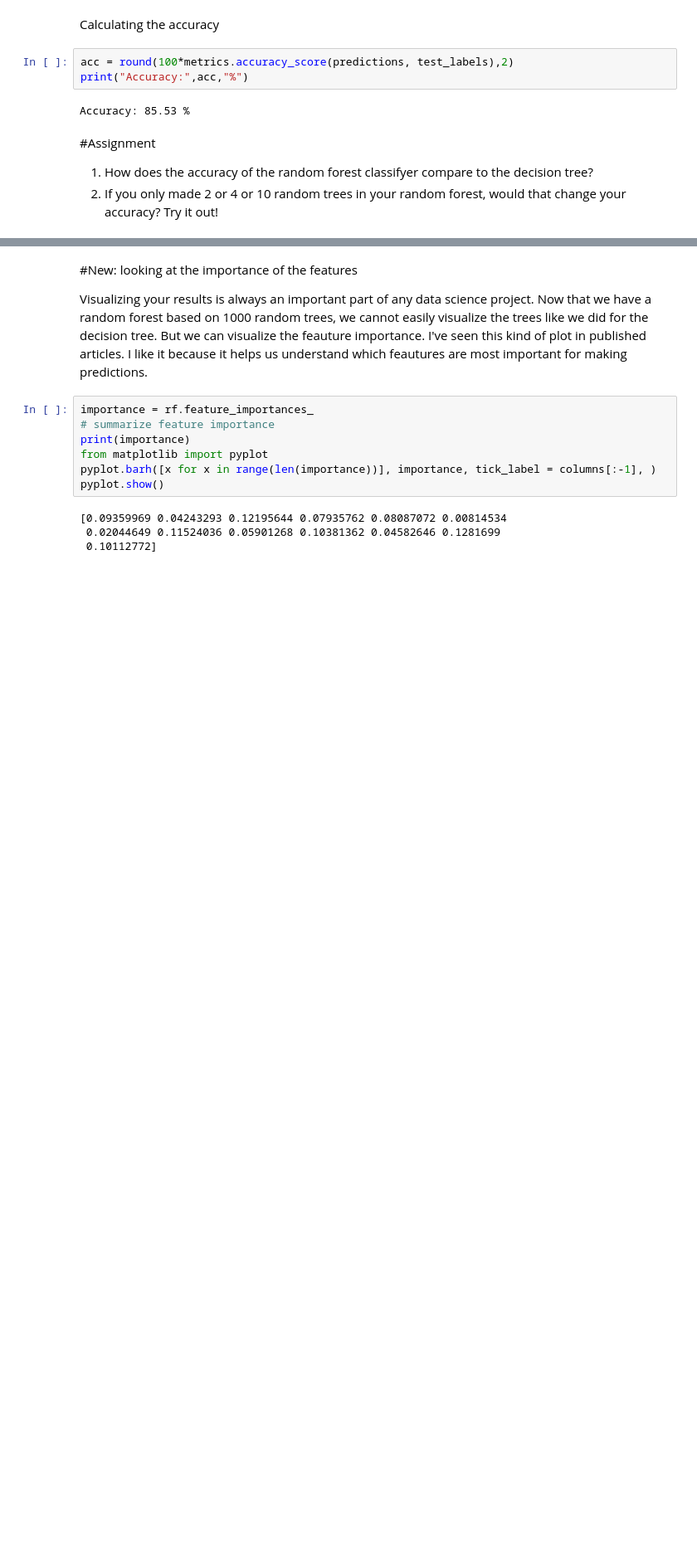
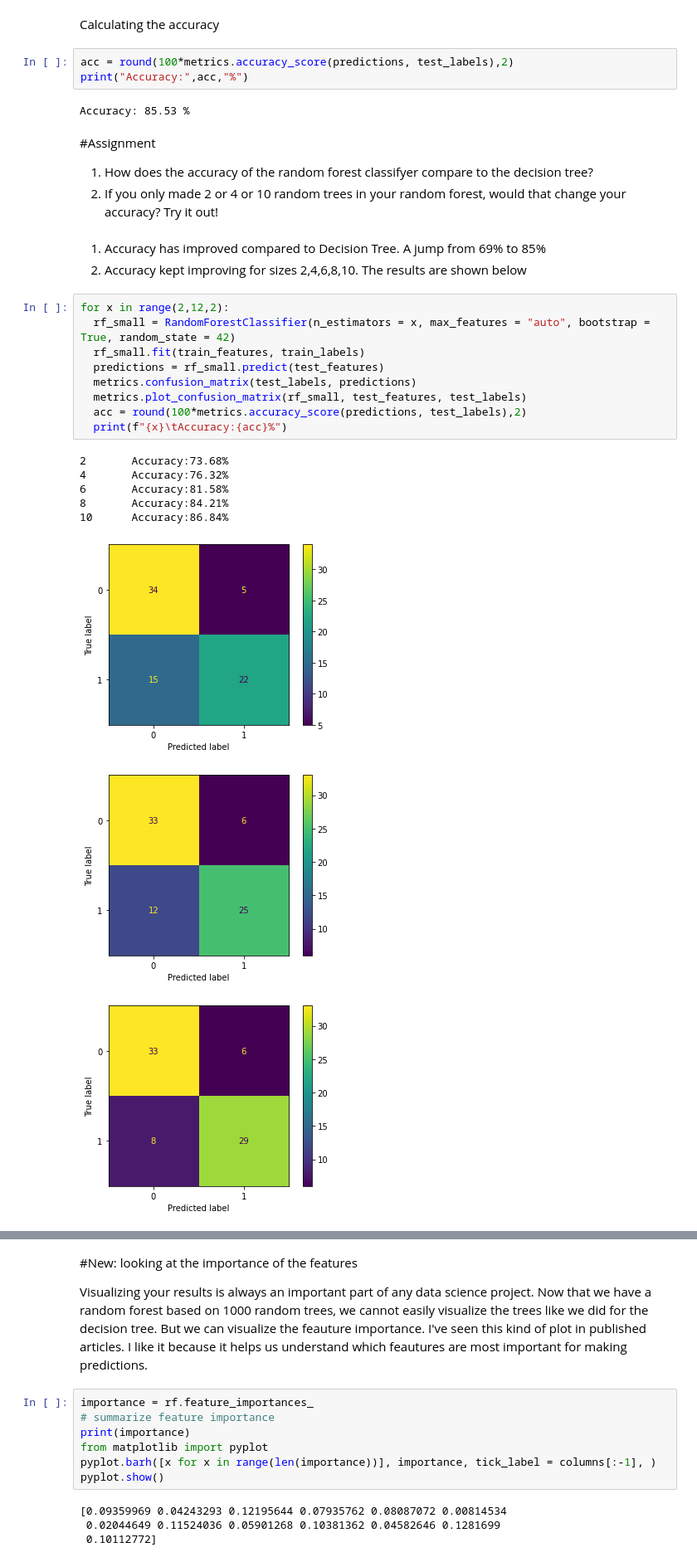
Before and after one commit to ArulselvanMadhavan/CSC508, a Jupyter notebook: 2_RandomForest_Cleveland_CSC508.ipynb, the cells around one changed output, grey strips where cells are left out. Shown at 83% size. Saved outputs shown, nothing was run; the diff lists cells and outputs as text; blank space fills up the shorter version.

```diff
--- a/2_RandomForest_Cleveland_CSC508.ipynb
+++ b/2_RandomForest_Cleveland_CSC508.ipynb
@@ -181,3 +181,24 @@ Accuracy: 85.53 %
 #Assignment
 1. How does the accuracy of the random forest classifyer compare to the decision tree?
 2. If you only made 2 or 4 or 10 random trees in your random forest, would that change your accuracy? Try it out!
+# %% [markdown]
+1. Accuracy has improved compared to Decision Tree. A jump from 69% to 85%
+2. Accuracy kept improving for sizes 2,4,6,8,10. The results are shown below
+# %%
+for x in range(2,12,2):
+  rf_small = RandomForestClassifier(n_estimators = x, max_features = "auto", bootstrap = True, random_state = 42)
+  rf_small.fit(train_features, train_labels)
+  predictions = rf_small.predict(test_features)
+  metrics.confusion_matrix(test_labels, predictions)
+  metrics.plot_confusion_matrix(rf_small, test_features, test_labels)
+  acc = round(100*metrics.accuracy_score(predictions, test_labels),2)
+  print(f"{x}\tAccuracy:{acc}%")
+# %% [output]
+2       Accuracy:73.68%
+4       Accuracy:76.32%
+6       Accuracy:81.58%
+8       Accuracy:84.21%
+10      Accuracy:86.84%
+[figure, added]
+[figure, added]
+[figure, added]
```
Also changed, not shown: parts of 1 cell of this notebook.
